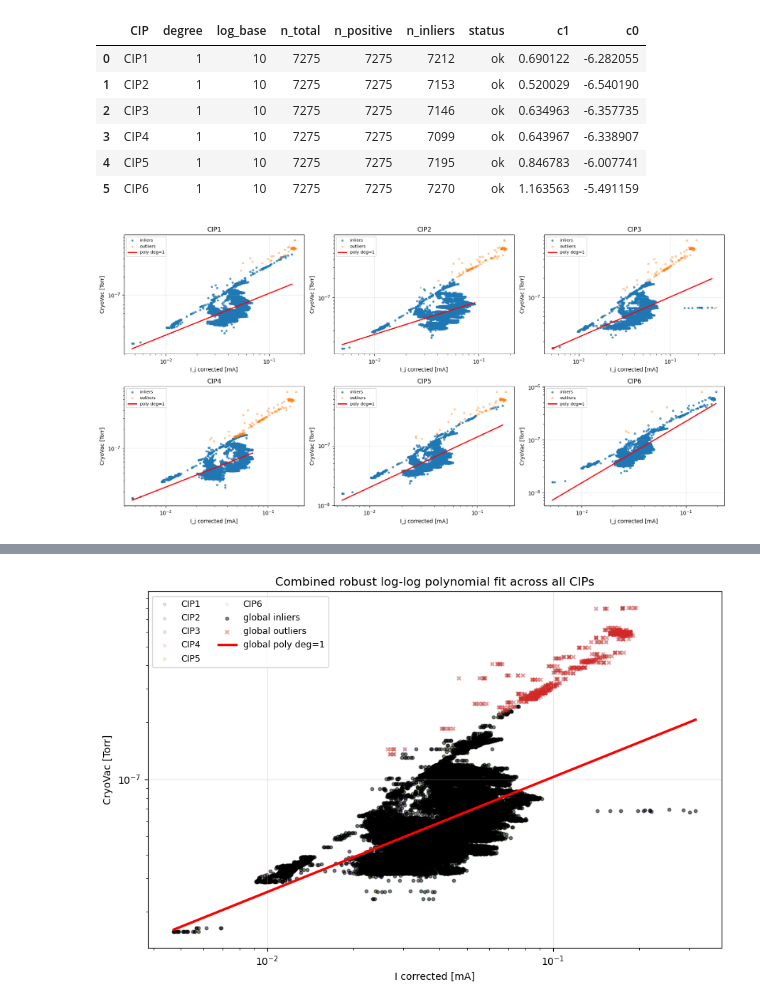
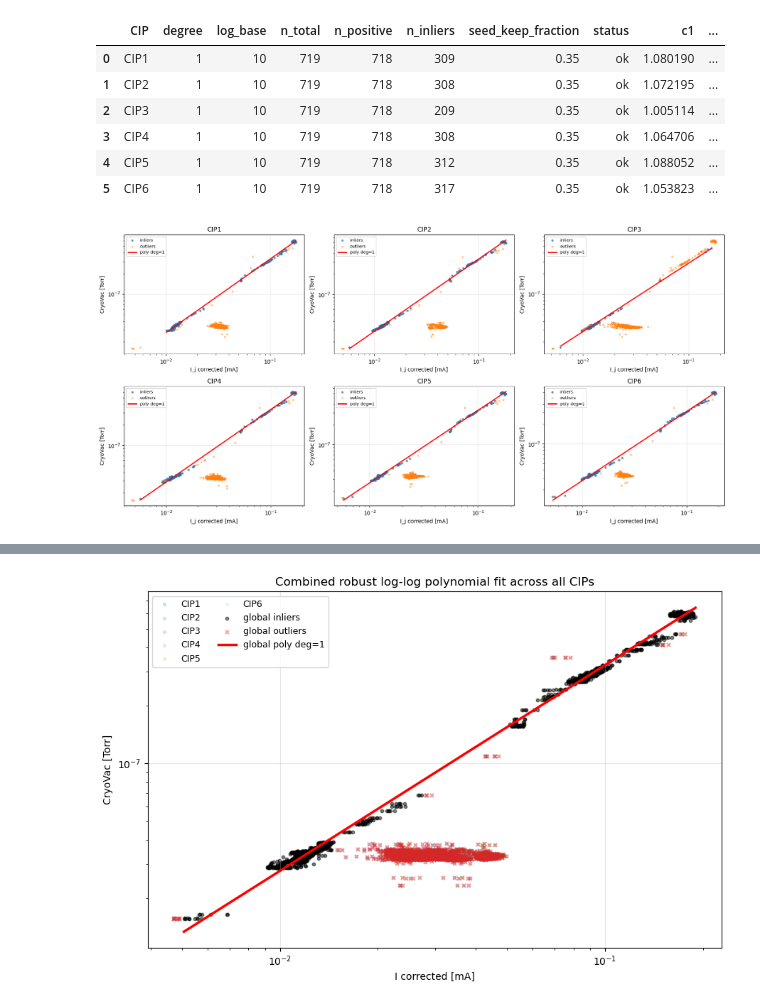
Before and after one commit to lsst/CameraTimesSquare, a Jupyter notebook: operations/vacuum.ipynb, the cells around one changed output, grey strips where cells are left out. Saved outputs shown, nothing was run; the diff lists cells and outputs as text; code cells hidden in the pictures.

Commit message:
refined the line

```diff
--- a/operations/vacuum.ipynb
+++ b/operations/vacuum.ipynb
@@ -1,6 +1,6 @@
 # %%
 t_end = 'Now'
-duration_in_day = 330
+duration_in_day = 50
 time_interval = '1h'
 # %%
 import pandas as pd
@@ -22,7 +22,7 @@ OFFSET = {
 BIN_INFLUX = time_interval
 BIN_PANDAS = "1min"
 
-global_poly_coeffs=np.array([ 0.86938622, -5.80271317])
+global_poly_coeffs=np.array([ 1.06825829, -5.42104577])
 # Use consistent units across notebook: CryoVac [Torr], I [mA]
 
 client = EfdClient("usdf_efd")
@@ -264,7 +264,7 @@ plt.show()
 # %%
 POLY_DEGREE=1
 # %%
-# Robust log-log polynomial fit for each CIP
+# Robust log-log polynomial fit for each CIP (seeded by points near a reference line)
 if "df_merged" not in globals():
     raise RuntimeError("Run Cell 2 first to build df_merged.")
 
@@ -276,6 +276,14 @@ import matplotlib.pyplot as plt
 POLY_DEGREE = int(globals().get("POLY_DEGREE", 2))
 LOG_BASE = int(globals().get("LOG_BASE", 10))
 
+# Seed line in log space: log(CryoVac) = a*log(I) + b
+# Used only to choose initial inliers; final coefficients are still estimated robustly.
+SEED_LINE_COEFFS = np.asarray(
+    globals().get("SEED_LINE_COEFFS", np.array([0.86938622, -5.80271317])),
+    dtype=float,
+)
+SEED_KEEP_FRACTION = float(globals().get("SEED_KEEP_FRACTION", 0.35))
+
 def log_transform(v, base):
     if base == 10:
         return np.log10(v)
@@ -286,7 +294,17 @@ def inv_log_transform(v, base):
         return 10 ** v
     return np.exp(v)
 
-def robust_poly_loglog_fit(x, y, degree=2, sigma=3.5, max_iter=8, min_points=None, log_base=10):
+def robust_poly_loglog_fit(
+    x,
+    y,
+    degree=2,
+    sigma=3.5,
+    max_iter=8,
+    min_points=None,
+    log_base=10,
+    seed_line_coeffs=None,
+    seed_keep_fraction=0.35,
+):
     x = np.asarray(x, dtype=float)
     y = np.asarray(y, dtype=float)
 
@@ -294,16 +312,27 @@ def robust_poly_loglog_fit(x, y, degree=2, sigma=3.5, max_iter=8, min_points=Non
         min_points = max(12, degree + 4)
 
     valid = np.isfinite(x) & np.isfinite(y) & (x > 0) & (y > 0)
-    x = x[valid]
-    y = y[valid]
+    x_valid = x[valid]
+    y_valid = y[valid]
 
-    if x.size < min_points:
+    if x_valid.size < min_points:
         return None, np.zeros_like(valid, dtype=bool), "insufficient positive points"
 
-    lx = log_transform(x, log_base)
-    ly = log_transform(y, log_base)
+    lx = log_transform(x_valid, log_base)
+    ly = log_transform(y_valid, log_base)
 
     inlier_local = np.ones_like(lx, dtype=bool)
+
+    # Initialize inliers with points close to a reference straight line in log-space.
+    if seed_line_coeffs is not None and np.size(seed_line_coeffs) == 2:
+        a0, b0 = np.asarray(seed_line_coeffs, dtype=float)
+        seed_resid = np.abs(ly - (a0 * lx + b0))
+        frac = float(np.clip(seed_keep_fraction, 0.05, 1.0))
+        n_seed = max(min_points, int(np.ceil(frac * lx.size)))
+        seed_idx = np.argsort(seed_resid)[:n_seed]
+        inlier_local = np.zeros_like(lx, dtype=bool)
+        inlier_local[seed_idx] = True
+
     for _ in range(max_iter):
         if np.count_nonzero(inlier_local) < min_points:
             return None, np.zeros_like(valid, dtype=bool), "insufficient inliers"
@@ -351,6 +380,8 @@ for cip in cips:
         sub[y_col].to_numpy(),
         degree=POLY_DEGREE,
         log_base=LOG_BASE,
+        seed_line_coeffs=SEED_LINE_COEFFS,
+        seed_keep_fraction=SEED_KEEP_FRACTION,
     )
 
     n_total = len(sub)
@@ -365,6 +396,7 @@ for cip in cips:
         "n_total": n_total,
         "n_positive": n_positive,
         "n_inliers": n_inliers,
+        "seed_keep_fraction": SEED_KEEP_FRACTION,
         "status": status,
     }
     for idx, label in enumerate(coef_labels):
@@ -424,14 +456,14 @@ for j in range(i + 1, len(axes)):
 plt.tight_layout()
 plt.show()
 # %% [output]
-|  | CIP | degree | log_base | n_total | n_positive | n_inliers | status | c1 | c0 |
-| 0 | CIP1 | 1 | 10 | 7275 | 7275 | 7212 | ok | 0.690122 | -6.282055 |
-| 1 | CIP2 | 1 | 10 | 7275 | 7275 | 7153 | ok | 0.520029 | -6.540190 |
-| 2 | CIP3 | 1 | 10 | 7275 | 7275 | 7146 | ok | 0.634963 | -6.357735 |
-| 3 | CIP4 | 1 | 10 | 7275 | 7275 | 7099 | ok | 0.643967 | -6.338907 |
-| 4 | CIP5 | 1 | 10 | 7275 | 7275 | 7195 | ok | 0.846783 | -6.007741 |
-| 5 | CIP6 | 1 | 10 | 7275 | 7275 | 7270 | ok | 1.163563 | -5.491159 |
+|  | CIP | degree | log_base | n_total | n_positive | n_inliers | seed_keep_fraction | status | c1 | ... |
+| 0 | CIP1 | 1 | 10 | 719 | 718 | 309 | 0.35 | ok | 1.080190 | ... |
+| 1 | CIP2 | 1 | 10 | 719 | 718 | 308 | 0.35 | ok | 1.072195 | ... |
+| 2 | CIP3 | 1 | 10 | 719 | 718 | 209 | 0.35 | ok | 1.005114 | ... |
+| 3 | CIP4 | 1 | 10 | 719 | 718 | 308 | 0.35 | ok | 1.064706 | ... |
+| 4 | CIP5 | 1 | 10 | 719 | 718 | 312 | 0.35 | ok | 1.088052 | ... |
+| 5 | CIP6 | 1 | 10 | 719 | 718 | 317 | 0.35 | ok | 1.053823 | ... |
-[figure, old version]
+[figure, new version]
 # %%
 # Combined robust log-log polynomial fit across all CIPs
 if "df_merged" not in globals():
@@ -445,6 +477,8 @@ import matplotlib.pyplot as plt
 
 degree = int(globals().get("POLY_DEGREE", 2))
 log_base = int(globals().get("LOG_BASE", 10))
+seed_line_coeffs = np.asarray(globals().get("SEED_LINE_COEFFS", np.array([0.86938622, -5.80271317])), dtype=float)
+seed_keep_fraction = float(globals().get("SEED_KEEP_FRACTION", 0.35))
 
 # Build combined dataset using offset-corrected current
 df_all = df_merged.copy()
@@ -458,6 +492,8 @@ coeffs_all, inlier_mask_all, status_all = robust_poly_loglog_fit(
     df_all["CryoVac"].to_numpy(),
     degree=degree,
     log_base=log_base,
+    seed_line_coeffs=seed_line_coeffs,
+    seed_keep_fraction=seed_keep_fraction,
 )
 
 x_all = df_all["I_corr"].to_numpy(dtype=float)
@@ -474,6 +510,7 @@ summary_row = {
     "n_total": int(len(df_all)),
     "n_positive": int(np.count_nonzero(valid_pos_all)),
     "n_inliers": int(np.count_nonzero(inl_all)),
+    "seed_keep_fraction": seed_keep_fraction,
     "status": status_all,
 }
 for idx, label in enumerate(coef_labels):
@@ -525,4 +562,4 @@ plt.show()
-[figure, old version]
+[figure, new version]
 # %%
 
 global_poly_coeffs
```
Also changed, not shown: parts of 4 cells of this notebook.
